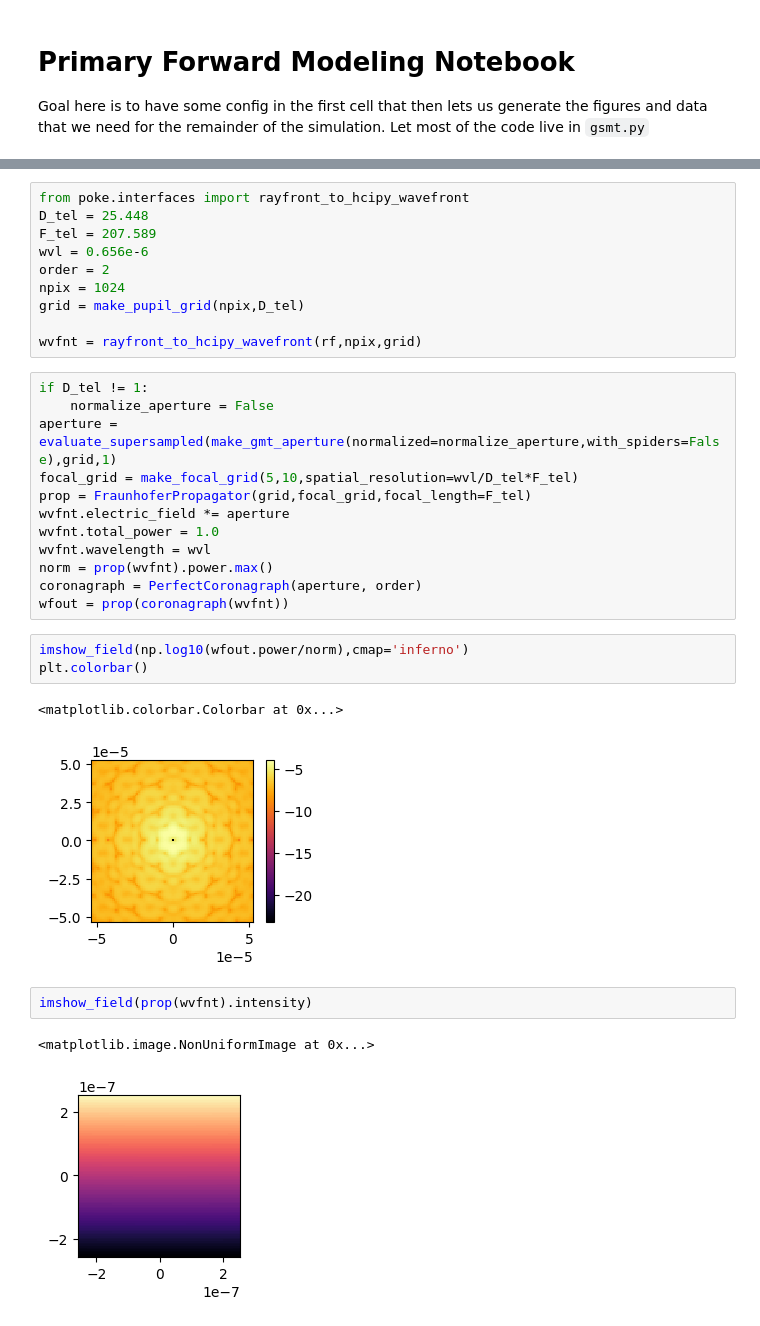
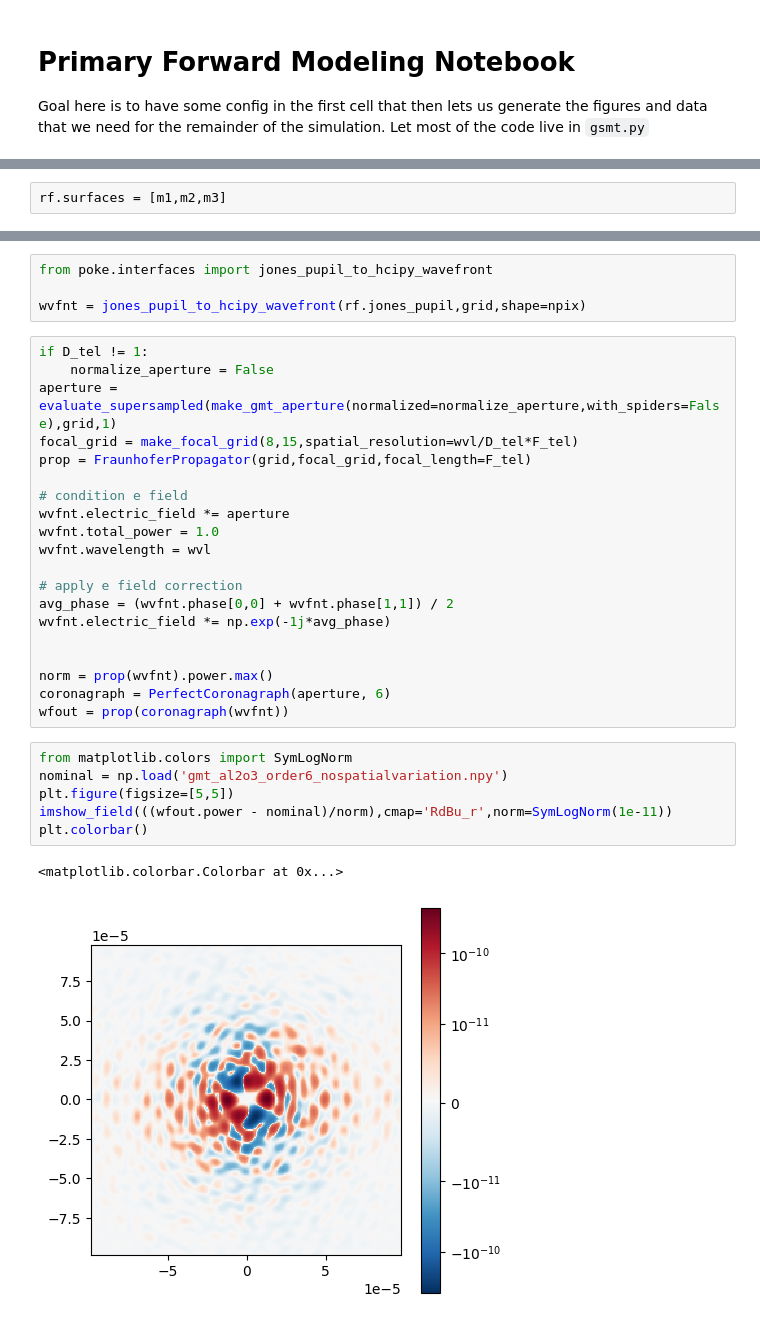
Before and after one commit to Jashcraf/polarization-gsmts-II, a Jupyter notebook: main_coro_model.ipynb, the cells around one changed output, grey strips where cells are left out. Drawn from its saved outputs; the diff is of its cells as text.

```diff
--- a/main_coro_model.ipynb
+++ b/main_coro_model.ipynb
@@ -41,3 +83,5 @@ tracing with global coordinates
+# %%
+rf.surfaces = [m1,m2,m3]
 # %%
 # compute the jones pupil
 rf.compute_jones_pupil(aloc=np.array([0.,1.,0.]))
@@ -47,33 +89,33 @@ plot.jones_pupil(rf)
-# %%
-from poke.interfaces import rayfront_to_hcipy_wavefront
-D_tel = 25.448
-F_tel = 207.589
-wvl = 0.656e-6
-order = 2
-npix = 1024
-grid = make_pupil_grid(npix,D_tel)
-
-wvfnt = rayfront_to_hcipy_wavefront(rf,npix,grid)
+# %%
+from poke.interfaces import jones_pupil_to_hcipy_wavefront
+
+wvfnt = jones_pupil_to_hcipy_wavefront(rf.jones_pupil,grid,shape=npix)
 # %%
 if D_tel != 1:
     normalize_aperture = False
 aperture = evaluate_supersampled(make_gmt_aperture(normalized=normalize_aperture,with_spiders=False),grid,1)
-focal_grid = make_focal_grid(5,10,spatial_resolution=wvl/D_tel*F_tel)
+focal_grid = make_focal_grid(8,15,spatial_resolution=wvl/D_tel*F_tel)
 prop = FraunhoferPropagator(grid,focal_grid,focal_length=F_tel)
+
+# condition e field
 wvfnt.electric_field *= aperture
 wvfnt.total_power = 1.0
 wvfnt.wavelength = wvl
+
+# apply e field correction
+avg_phase = (wvfnt.phase[0,0] + wvfnt.phase[1,1]) / 2
+wvfnt.electric_field *= np.exp(-1j*avg_phase)
+
+
 norm = prop(wvfnt).power.max()
-coronagraph = PerfectCoronagraph(aperture, order)
+coronagraph = PerfectCoronagraph(aperture, 6)
 wfout = prop(coronagraph(wvfnt))
-# %%
-imshow_field(np.log10(wfout.power/norm),cmap='inferno')
-plt.colorbar()
-# %% [output]
-<matplotlib.colorbar.Colorbar at 0x...>
-[figure, removed]
-# %%
-imshow_field(prop(wvfnt).intensity)
-# %% [output]
-<matplotlib.image.NonUniformImage at 0x...>
-[figure, removed]
+# %%
+from matplotlib.colors import SymLogNorm
+nominal = np.load('gmt_al2o3_order6_nospatialvariation.npy')
+plt.figure(figsize=[5,5])
+imshow_field(((wfout.power - nominal)/norm),cmap='RdBu_r',norm=SymLogNorm(1e-11))
+plt.colorbar()
+# %% [output]
+<matplotlib.colorbar.Colorbar at 0x...>
+[figure, added]
```
Also changed, not shown: parts of 11 cells of this notebook, 7 other files.
